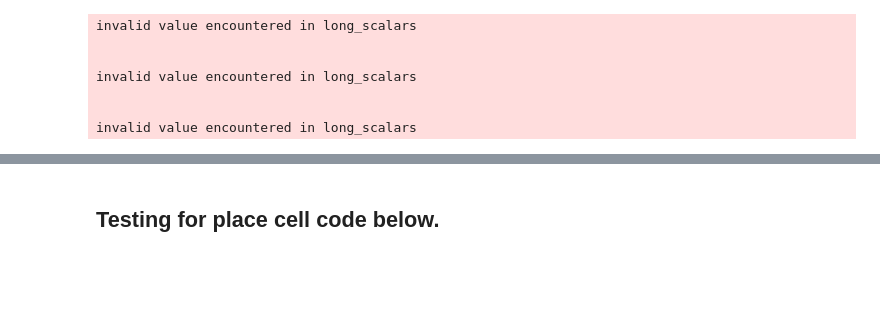
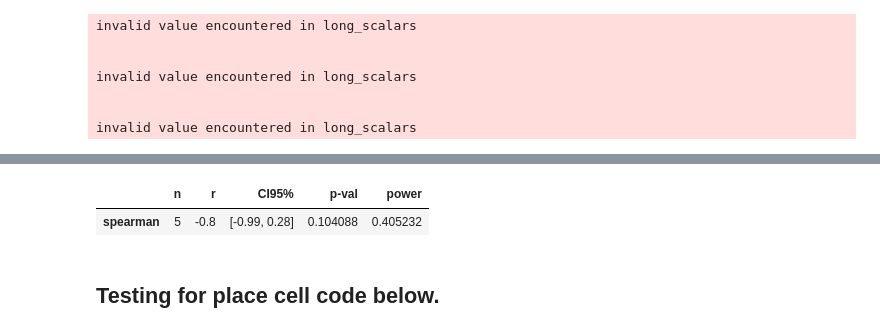
Before and after one commit to austinbaggetta/MultiCon_Analysis, a Jupyter notebook: MultiCon_AfterHours/analysis/behavior_analysis.ipynb, the cells around one changed output, grey strips where cells are left out. Cells and saved outputs as stored; diff of their text form; code cells hidden in the pictures; blank space fills up the shorter version.

```diff
--- a/MultiCon_AfterHours/analysis/behavior_analysis.ipynb
+++ b/MultiCon_AfterHours/analysis/behavior_analysis.ipynb
@@ -196,3 +218,24 @@ fig.show()
 # %%
 fig = pf.plot_circle_position(behav, title='', x_title='Position (x)', y_title='Position (y)')
 fig.show()
+# %%
+## Plot for performance drop vs percent overlap
+## This is not how I will do this in the future, just need this for proposal
+## Values come from circletrack_overlap.ipynb
+performance_dict = {'mc_EEG1_01': {'drop': [29.45, 26.92, 0], 'overlap': [27.55, 53.61, 52.48]},
+                    'mc_EEG1_02': {'drop': [70.52, 27.5], 'overlap': [40.62, 51.94]}}
+df = pd.DataFrame(performance_dict)
+y_data = np.concatenate((df.loc['drop', 'mc_EEG1_01'], df.loc['drop', 'mc_EEG1_02']))
+x_data = np.concatenate((df.loc['overlap', 'mc_EEG1_01'], df.loc['overlap', 'mc_EEG1_02']))
+lm = pg.linear_regression(X=x_data, y=y_data, as_dataframe=False)
+lm_x = []
+for n in np.arange(len(lm['X'])):
+    lm_x.append(lm['X'][n][1])
+colors = ['darkgrey', 'turquoise']
+fig = pf.custom_graph_template(x_title='Neuronal Overlap (%)', y_title='Performance Drop (%)')
+for idx, mouse in enumerate(df.columns):
+    fig.add_trace(go.Scatter(x=df.loc['overlap', mouse], y=df.loc['drop', mouse],
+                             mode='markers', marker=dict(color=colors[idx]), name=mouse))
+fig.add_trace(go.Scatter(x=lm_x, y=lm['pred'], mode='lines', line_color='turquoise', showlegend=False))
+fig.show()
+fig.write_image(pjoin(fig_path, 'perf_drop_vs_overlap.png'))
@@ -199,3 +244,8 @@ fig.show()
+# %%
+pg.corr(x=x_data, y=y_data, method='spearman')
+# %% [output]
+|  | n | r | CI95% | p-val | power |
+| spearman | 5 | -0.8 | [-0.99, 0.28] | 0.104088 | 0.405232 |
 # %% [markdown]
 ## Testing for place cell code below.
 # %%
```
Also changed, not shown: parts of 10 cells of this notebook, 3 other files.
